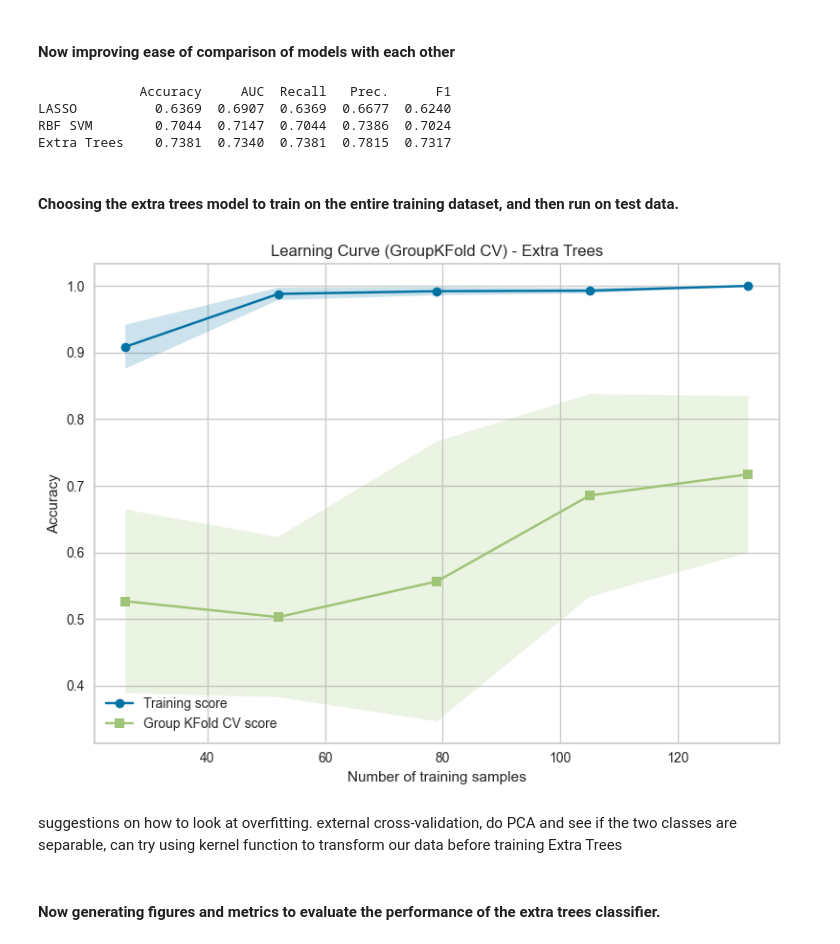
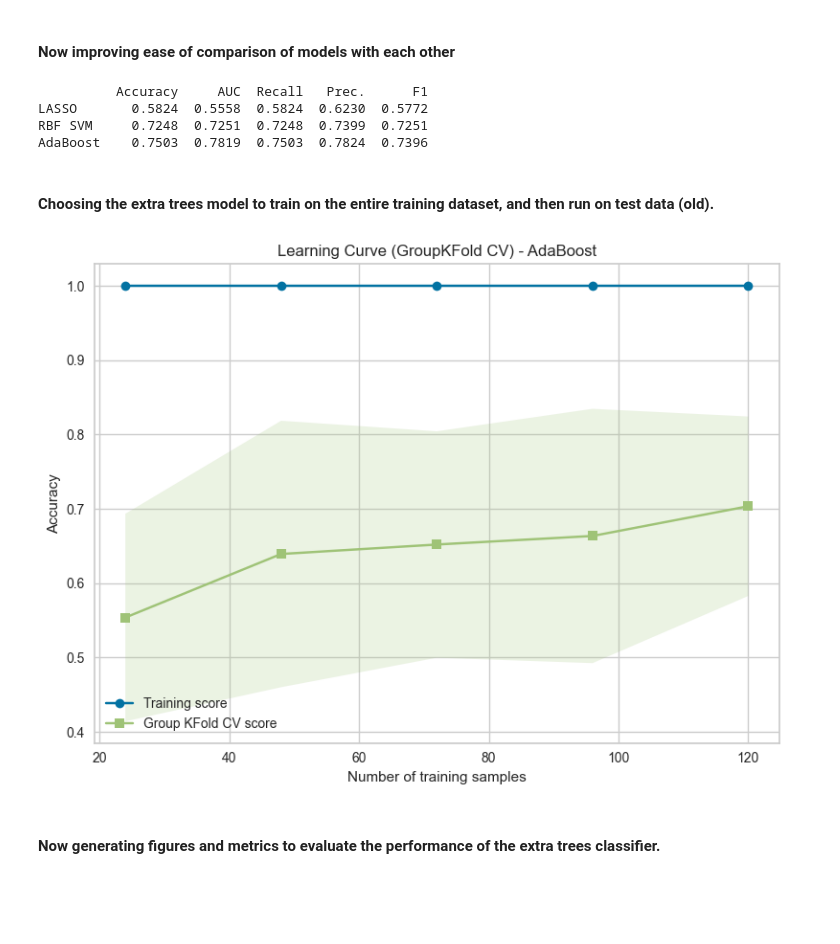
Before and after one commit to pmagbor/ds9000_project, a Jupyter notebook: 04_training_models.ipynb, the cells around one changed output. Saved outputs shown, nothing was run; the diff lists cells and outputs as text; code cells hidden in the pictures; blank space fills up the shorter version.

```diff
--- a/04_training_models.ipynb
+++ b/04_training_models.ipynb
@@ -624,34 +624,40 @@ Best learning_rate: 1.75
 comparison_df = pd.DataFrame([
     lasso_mean_metrics,
     rbf_svm_mean_metrics,
-    et_mean_metrics
-], index=['LASSO', 'RBF SVM', 'Extra Trees'])
+    ada_mean_metrics
+], index=['LASSO', 'RBF SVM', 'AdaBoost'])
 
 # Selecting for accruacy, AUC, recall, precision, and F1 score and printing result for ease of comparison
 metrics = ['Accuracy', 'AUC', 'Recall', 'Prec.', 'F1']
 print(comparison_df[metrics])
 # %% [output]
-             Accuracy     AUC  Recall   Prec.      F1
-LASSO          0.6369  0.6907  0.6369  0.6677  0.6240
-RBF SVM        0.7044  0.7147  0.7044  0.7386  0.7024
-Extra Trees    0.7381  0.7340  0.7381  0.7815  0.7317
+          Accuracy     AUC  Recall   Prec.      F1
+LASSO       0.5824  0.5558  0.5824  0.6230  0.5772
+RBF SVM     0.7248  0.7251  0.7248  0.7399  0.7251
+AdaBoost    0.7503  0.7819  0.7503  0.7824  0.7396
 # %% [markdown]
-#### Choosing the extra trees model to train on the entire training dataset, and then run on test data.
+#### Choosing the extra trees model to train on the entire training dataset, and then run on test data (old).
 # %%
-# Now retraining the extra trees classifier with selected hyperparameters on the full training dataset using scikit learn
-from sklearn.ensemble import ExtraTreesClassifier
+# # Now retraining the extra trees classifier with selected hyperparameters on the full training dataset using scikit learn
+# from sklearn.ensemble import ExtraTreesClassifier
+from sklearn.ensemble import AdaBoostClassifier
 from sklearn.preprocessing import StandardScaler
 from sklearn.model_selection import learning_curve, GroupKFold
 import numpy as np
 import matplotlib.pyplot as plt
 
-# creating the extra trees classifier with the tuned hyperparameters
-final_et_model = ExtraTreesClassifier(
-    n_estimators=200,
-    max_depth=15,
-    max_features=None,
-    min_samples_leaf=4,
-    min_samples_split=4,
+# # creating the AdaBoost classifier with the tuned hyperparameters
+# final_et_model = ExtraTreesClassifier(
+#     n_estimators=200,
+#     max_depth=15,
+#     max_features=None,
+#     min_samples_leaf=4,
+#     min_samples_split=4,
+#     random_state=42
+# )
+final_ada_model = AdaBoostClassifier(
+    n_estimators=175,
+    learning_rate=1.75,
     random_state=42
 )
 
@@ -678,39 +684,37 @@ X_train_scaled = scaler.fit_transform(X_train)
 X_test_scaled = scaler.transform(X_test)
 
 # creating a learning curve to evaluate whether this model is overfitting/underfitting
-group_kfold = GroupKFold(n_splits=8)
+group_kfold = GroupKFold(n_splits=5)
 groups = train_data['subject_id']
 train_sizes, train_scores, val_scores = learning_curve(
-    final_et_model,
+    final_ada_model,
     X_train_scaled, y_train,
     cv=group_kfold,
     groups=groups,
     scoring='accuracy',
     n_jobs=-1,
     train_sizes=np.linspace(0.2, 1.0, 5)
 )
 
 # plotting the learning curve
 train_scores_mean = np.mean(train_scores, axis=1)
 train_scores_std = np.std(train_scores, axis=1)
 val_scores_mean = np.mean(val_scores, axis=1)
 val_scores_std = np.std(val_scores, axis=1)
 
 plt.figure(figsize=(8,6))
 plt.plot(train_sizes, train_scores_mean, 'o-', label="Training score")
 plt.plot(train_sizes, val_scores_mean, 's-', label="Group KFold CV score")
 plt.fill_between(train_sizes, train_scores_mean - train_scores_std,
                  train_scores_mean + train_scores_std, alpha=0.2)
 plt.fill_between(train_sizes, val_scores_mean - val_scores_std,
                  val_scores_mean + val_scores_std, alpha=0.2)
 plt.xlabel("Number of training samples")
 plt.ylabel("Accuracy")
-plt.title("Learning Curve (GroupKFold CV) - Extra Trees")
+plt.title("Learning Curve (GroupKFold CV) - AdaBoost")
 plt.legend()
 plt.tight_layout()
 plt.show()
 # %% [output]
-[figure, old version]
+[figure, new version]
-# %% [markdown]
-suggestions on how to look at overfitting. external cross-validation, do PCA and see if the two classes are separable, can try using kernel function to transform our data before training Extra Trees
 # %%
```
Also changed, not shown: parts of 11 cells of this notebook.
